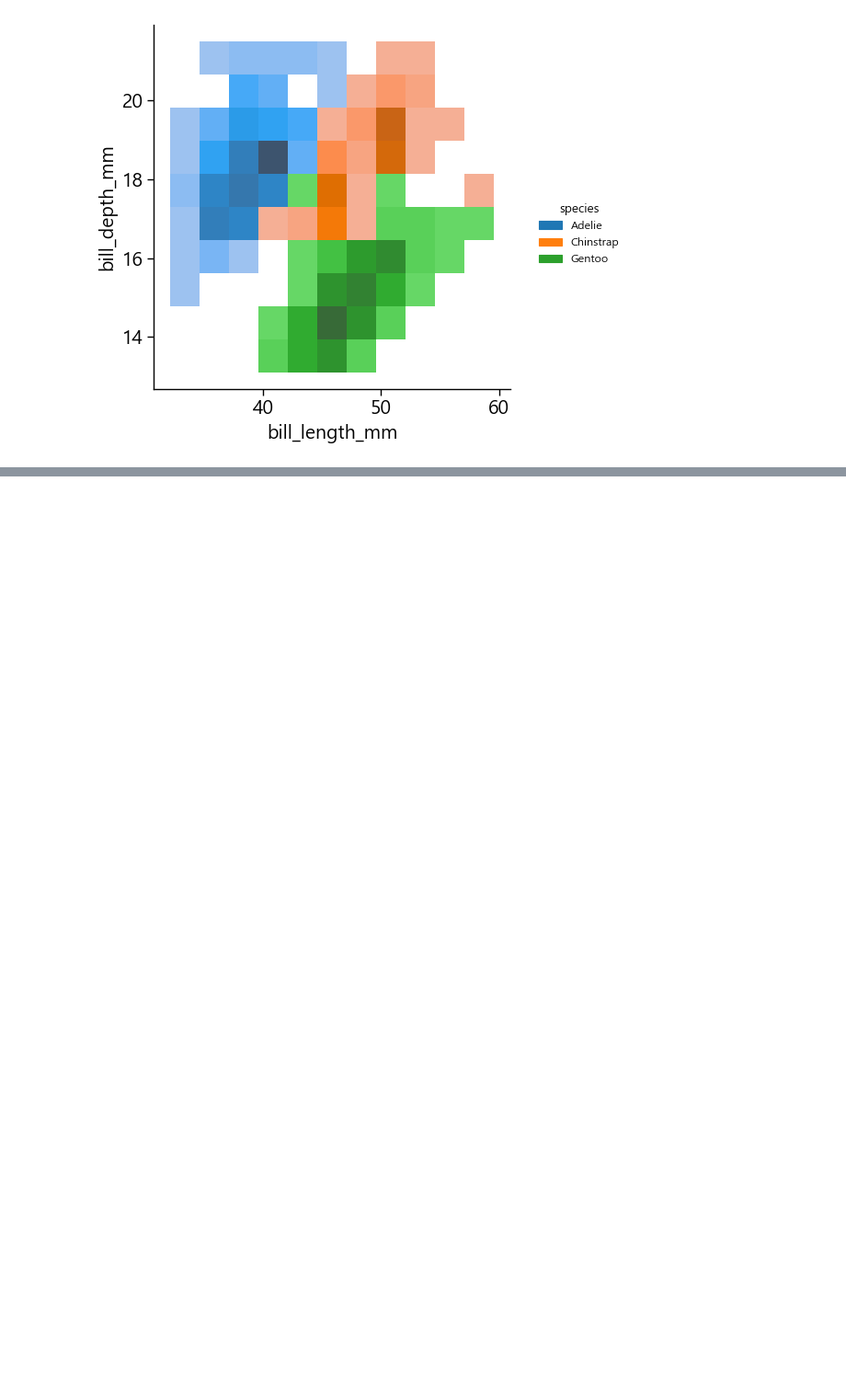
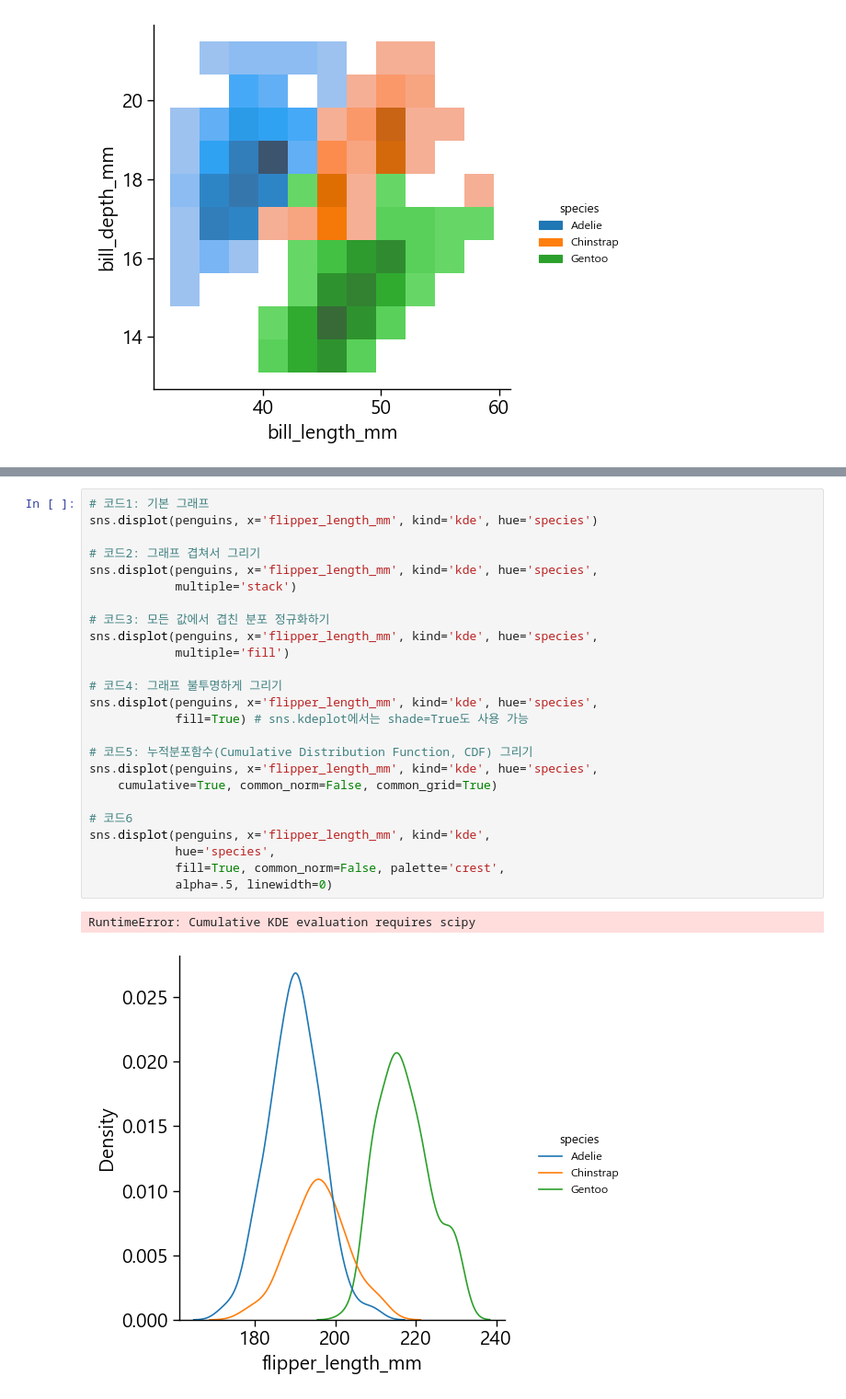
Before and after one commit to the9world/My_Study, a Jupyter notebook: Python_study/23년05월/230508/a_matplotlib.ipynb, the cells around one changed output, grey strips where cells are left out. Shown at 92% size. Saved outputs shown, nothing was run; the diff lists cells and outputs as text; blank space fills up the shorter version.

```diff
--- a/Python_study/23년05월/230508/a_matplotlib.ipynb
+++ b/Python_study/23년05월/230508/a_matplotlib.ipynb
@@ -430,0 +566,28 @@ sns.displot(x='bill_length_mm', y='bill_depth_mm', hue='species',
+# %%
+# 코드1: 기본 그래프
+sns.displot(penguins, x='flipper_length_mm', kind='kde', hue='species')
+
+# 코드2: 그래프 겹쳐서 그리기
+sns.displot(penguins, x='flipper_length_mm', kind='kde', hue='species',
+            multiple='stack')
+
+# 코드3: 모든 값에서 겹친 분포 정규화하기
+sns.displot(penguins, x='flipper_length_mm', kind='kde', hue='species',
+            multiple='fill')
+
+# 코드4: 그래프 불투명하게 그리기
+sns.displot(penguins, x='flipper_length_mm', kind='kde', hue='species',
+            fill=True) # sns.kdeplot에서는 shade=True도 사용 가능
+
+# 코드5: 누적분포함수(Cumulative Distribution Function, CDF) 그리기
+sns.displot(penguins, x='flipper_length_mm', kind='kde', hue='species',
+    cumulative=True, common_norm=False, common_grid=True)
+
+# 코드6
+sns.displot(penguins, x='flipper_length_mm', kind='kde',
+            hue='species',
+            fill=True, common_norm=False, palette='crest',
+            alpha=.5, linewidth=0)
+# %% [output]
+RuntimeError: Cumulative KDE evaluation requires scipy
+[figure, added]
```
Also changed, not shown: parts of 13 cells of this notebook, 1 other file.
